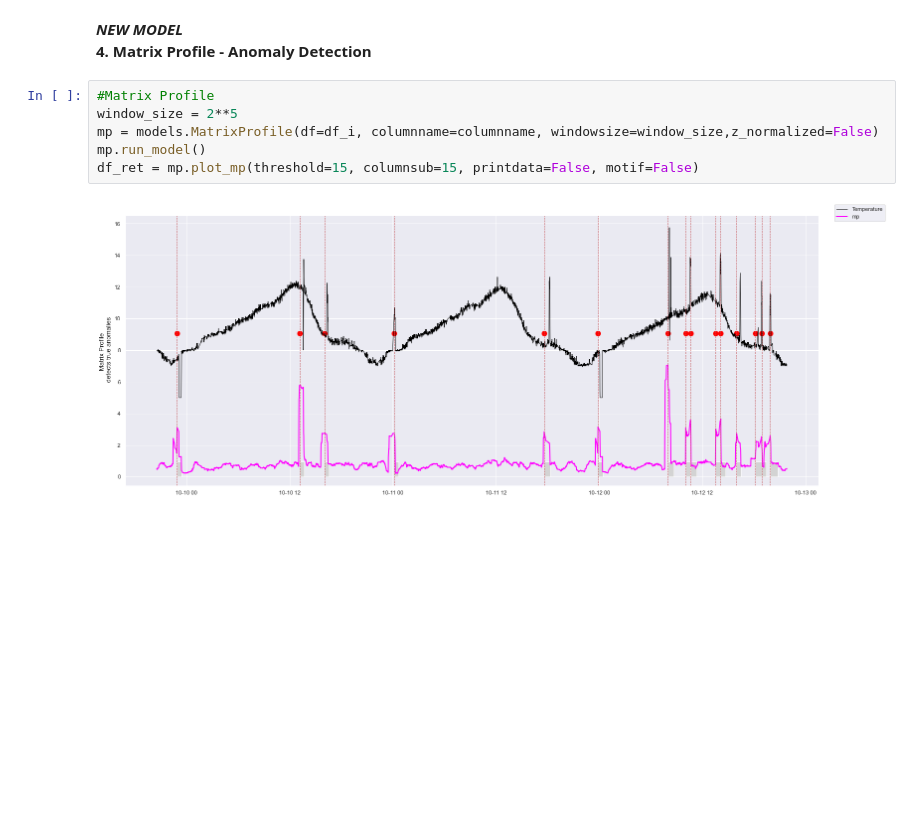
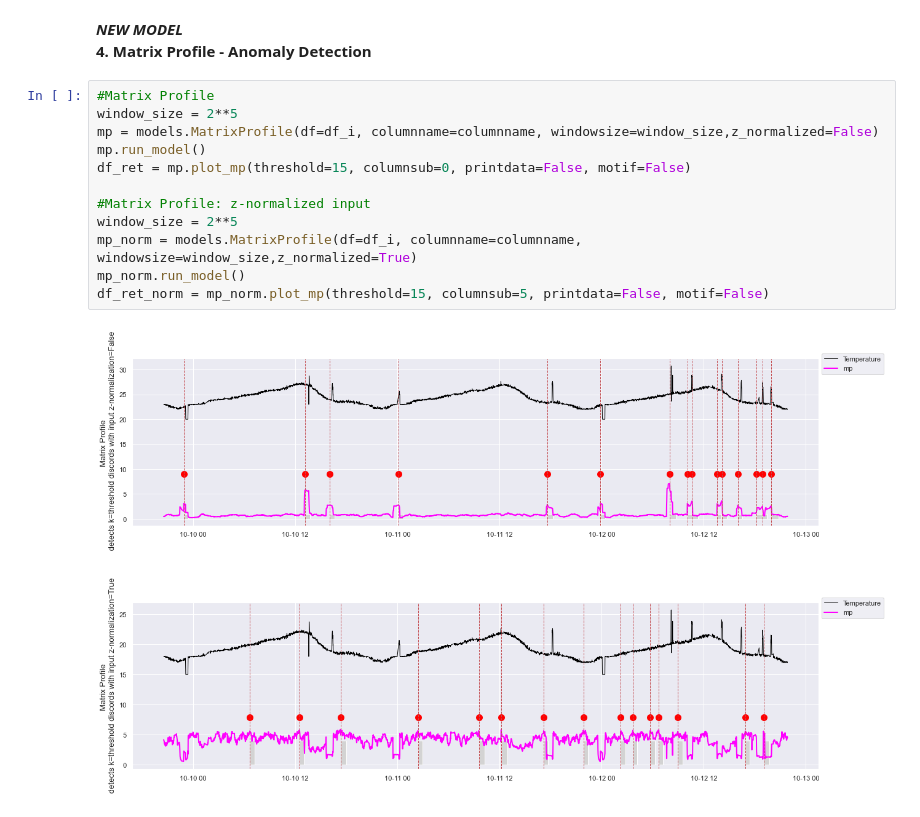
Before and after one commit to singhshraddha/ss-iotfunctions, a Jupyter notebook: notebooks/ComparingAnomalyModels.ipynb, the cells around one changed output. Drawn from its saved outputs; the diff is of its cells as text; blank space fills up the shorter version.

Commit message:
updates to model and comments

```diff
--- a/notebooks/ComparingAnomalyModels.ipynb
+++ b/notebooks/ComparingAnomalyModels.ipynb
@@ -121,8 +153,15 @@ em.plot_all(df_plot)
 # %%
 #Matrix Profile
 window_size = 2**5
 mp = models.MatrixProfile(df=df_i, columnname=columnname, windowsize=window_size,z_normalized=False)
 mp.run_model()
-df_ret = mp.plot_mp(threshold=15, columnsub=15, printdata=False, motif=False)
+df_ret = mp.plot_mp(threshold=15, columnsub=0, printdata=False, motif=False)
+
+#Matrix Profile: z-normalized input
+window_size = 2**5
+mp_norm = models.MatrixProfile(df=df_i, columnname=columnname, windowsize=window_size,z_normalized=True)
+mp_norm.run_model()
+df_ret_norm = mp_norm.plot_mp(threshold=15, columnsub=5, printdata=False, motif=False)
 # %% [output]
-[figure, old version]
+[figure, new version]
+[figure, added]
```
Also changed, not shown: parts of 9 cells of this notebook, 4 other files.
